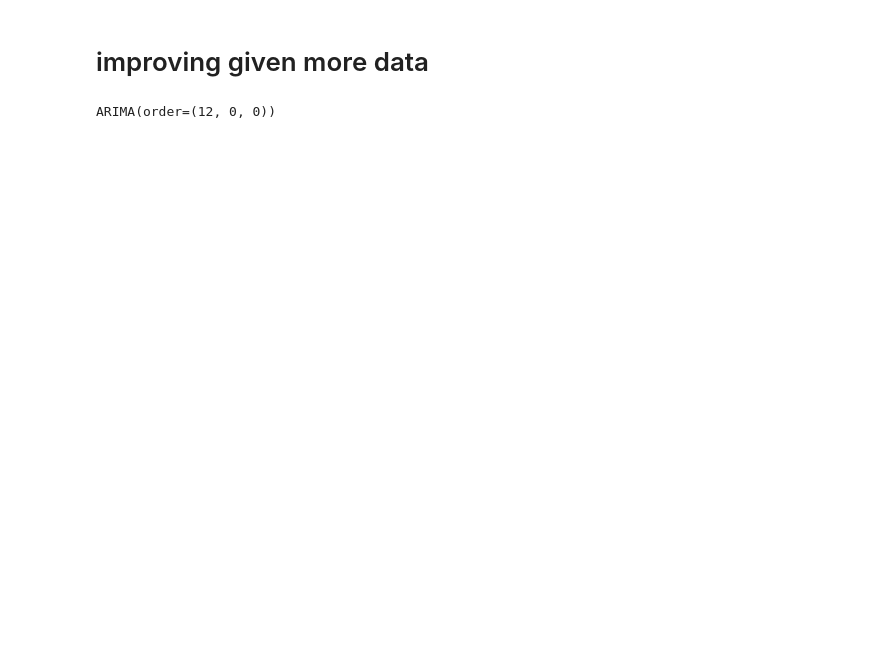
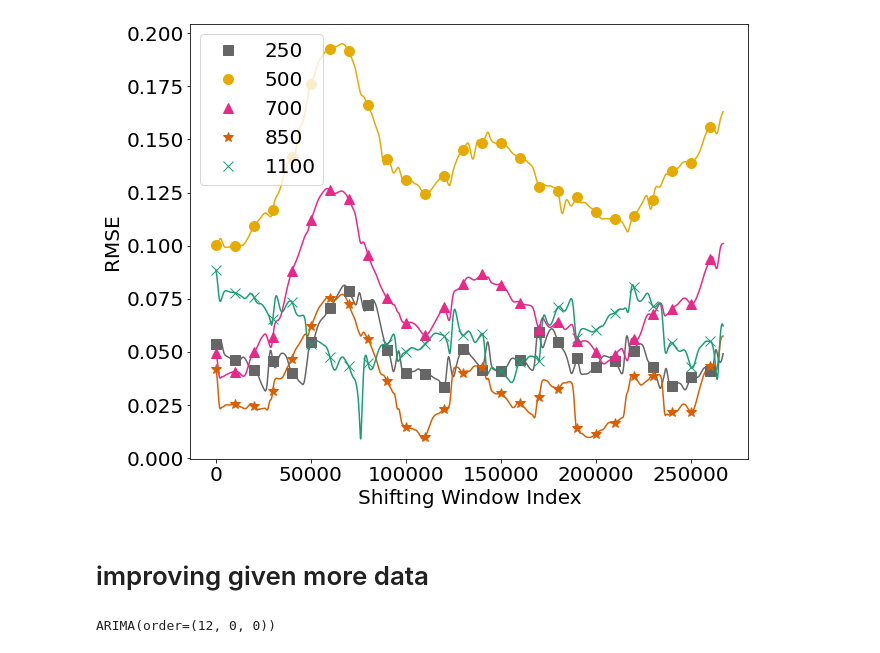
Before and after one commit to Sohyun1798/MultiVariable_Nexting, a Jupyter notebook: autoregressive_windowing.ipynb, the cells around one changed output. Saved outputs shown, nothing was run; the diff lists cells and outputs as text; code cells hidden in the pictures; blank space fills up the shorter version.

```diff
--- a/autoregressive_windowing.ipynb
+++ b/autoregressive_windowing.ipynb
@@ -104,3 +186,20 @@ fig.show()
+# %%
+df2 = df.copy()
+plt.rcParams["figure.figsize"] = (10,8)
+plt.rc('xtick', labelsize=20)
+plt.rc('ytick', labelsize=20)
+plt.rcParams.update({'font.size': 20})
+
+df2.index = df2.index*100
+cmap = "Dark2_r"
+ax = df2[[250,500,700,850,1100]].plot(legend=False,colormap=cmap)
+df2[[250,500,700,850,1100]][::100].plot(style=['s','o','^',"*","x"],ax=ax,colormap=cmap,markersize=10)
+
+ax.set_xlabel("Shifting Window Index")
+ax.set_ylabel("RMSE")
+plt.savefig("images/autoreg_per_step.png",bbox_inches='tight')
+# %% [output]
+[figure, added]
 # %% [markdown]
 # improving given more data
 # %%
```
Also changed, not shown: parts of 16 cells of this notebook, 2 other files.
